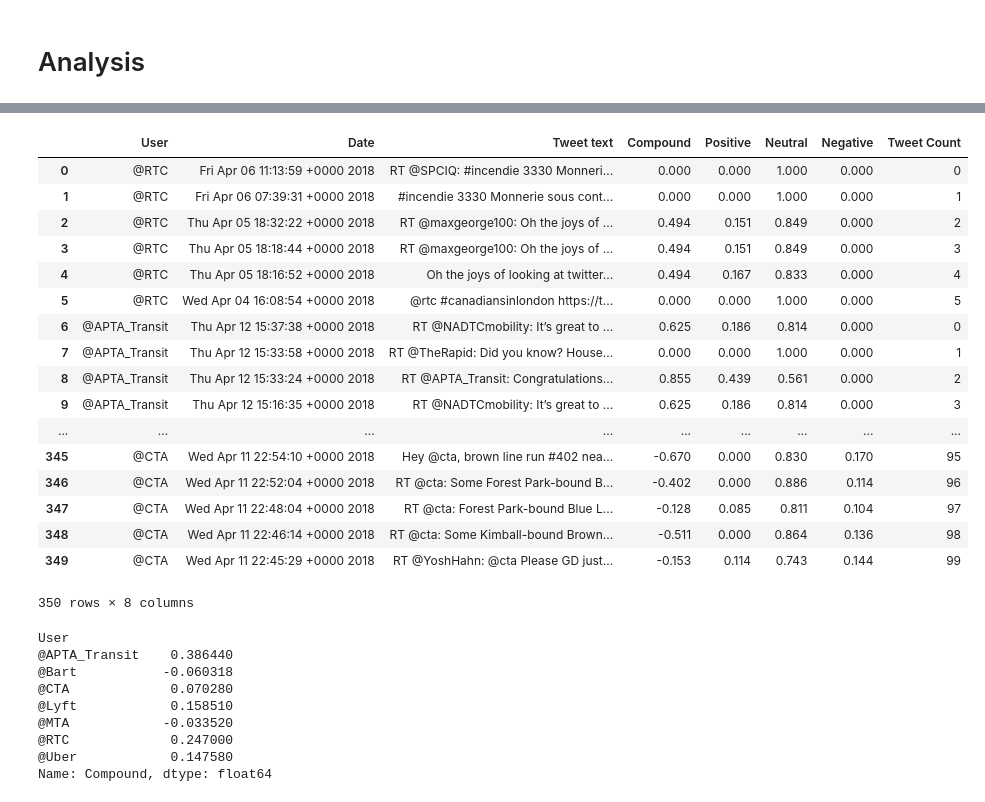
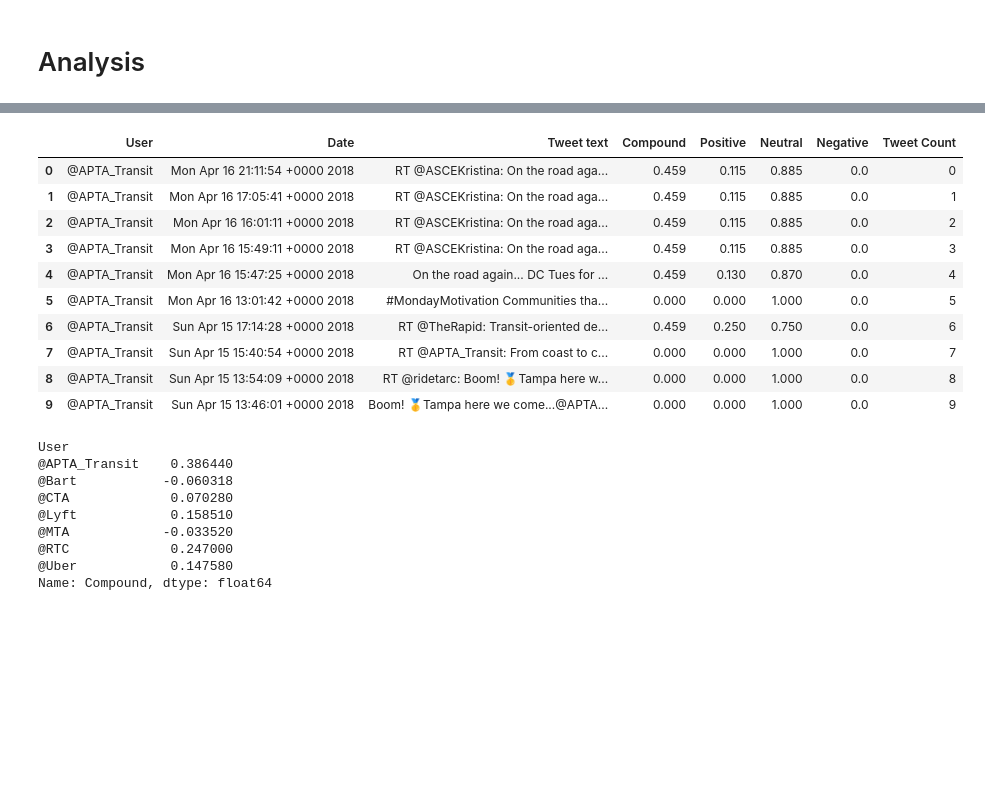
Before and after one commit to c42know/Group-5, a Jupyter notebook: Public Transportation Mood.ipynb, the cells around one changed output, grey strips where cells are left out. Drawn from its saved outputs; the diff is of its cells as text; code cells hidden in the pictures; blank space fills up the shorter version.

Commit message:
adding monday's changes

```diff
--- a/Public Transportation Mood.ipynb
+++ b/Public Transportation Mood.ipynb
@@ -170,24 +176,17 @@ news_sentiments_csv
 # %%
-news_sentiments_csv.head(500)
+news_sentiments_csv.head(10)
 # %% [output]
 |  | User | Date | Tweet text | Compound | Positive | Neutral | Negative | Tweet Count |
-| 0 | @RTC | Fri Apr 06 11:13:59 +0000 2018 | RT @SPCIQ: #incendie 3330 Monneri... | 0.000 | 0.000 | 1.000 | 0.000 | 0 |
-| 1 | @RTC | Fri Apr 06 07:39:31 +0000 2018 | #incendie 3330 Monnerie sous cont... | 0.000 | 0.000 | 1.000 | 0.000 | 1 |
-| 2 | @RTC | Thu Apr 05 18:32:22 +0000 2018 | RT @maxgeorge100: Oh the joys of ... | 0.494 | 0.151 | 0.849 | 0.000 | 2 |
-| 3 | @RTC | Thu Apr 05 18:18:44 +0000 2018 | RT @maxgeorge100: Oh the joys of ... | 0.494 | 0.151 | 0.849 | 0.000 | 3 |
-| 4 | @RTC | Thu Apr 05 18:16:52 +0000 2018 | Oh the joys of looking at twitter... | 0.494 | 0.167 | 0.833 | 0.000 | 4 |
-| 5 | @RTC | Wed Apr 04 16:08:54 +0000 2018 | @rtc #canadiansinlondon https://t... | 0.000 | 0.000 | 1.000 | 0.000 | 5 |
-| 6 | @APTA_Transit | Thu Apr 12 15:37:38 +0000 2018 | RT @NADTCmobility: It’s great to ... | 0.625 | 0.186 | 0.814 | 0.000 | 0 |
-| 7 | @APTA_Transit | Thu Apr 12 15:33:58 +0000 2018 | RT @TheRapid: Did you know? House... | 0.000 | 0.000 | 1.000 | 0.000 | 1 |
-| 8 | @APTA_Transit | Thu Apr 12 15:33:24 +0000 2018 | RT @APTA_Transit: Congratulations... | 0.855 | 0.439 | 0.561 | 0.000 | 2 |
-| 9 | @APTA_Transit | Thu Apr 12 15:16:35 +0000 2018 | RT @NADTCmobility: It’s great to ... | 0.625 | 0.186 | 0.814 | 0.000 | 3 |
-| ... | ... | ... | ... | ... | ... | ... | ... | ... |
-| 345 | @CTA | Wed Apr 11 22:54:10 +0000 2018 | Hey @cta, brown line run #402 nea... | -0.670 | 0.000 | 0.830 | 0.170 | 95 |
-| 346 | @CTA | Wed Apr 11 22:52:04 +0000 2018 | RT @cta: Some Forest Park-bound B... | -0.402 | 0.000 | 0.886 | 0.114 | 96 |
-| 347 | @CTA | Wed Apr 11 22:48:04 +0000 2018 | RT @cta: Forest Park-bound Blue L... | -0.128 | 0.085 | 0.811 | 0.104 | 97 |
-| 348 | @CTA | Wed Apr 11 22:46:14 +0000 2018 | RT @cta: Some Kimball-bound Brown... | -0.511 | 0.000 | 0.864 | 0.136 | 98 |
-| 349 | @CTA | Wed Apr 11 22:45:29 +0000 2018 | RT @YoshHahn: @cta Please GD just... | -0.153 | 0.114 | 0.743 | 0.144 | 99 |
+| 0 | @APTA_Transit | Mon Apr 16 21:11:54 +0000 2018 | RT @ASCEKristina: On the road aga... | 0.459 | 0.115 | 0.885 | 0.0 | 0 |
+| 1 | @APTA_Transit | Mon Apr 16 17:05:41 +0000 2018 | RT @ASCEKristina: On the road aga... | 0.459 | 0.115 | 0.885 | 0.0 | 1 |
+| 2 | @APTA_Transit | Mon Apr 16 16:01:11 +0000 2018 | RT @ASCEKristina: On the road aga... | 0.459 | 0.115 | 0.885 | 0.0 | 2 |
+| 3 | @APTA_Transit | Mon Apr 16 15:49:11 +0000 2018 | RT @ASCEKristina: On the road aga... | 0.459 | 0.115 | 0.885 | 0.0 | 3 |
+| 4 | @APTA_Transit | Mon Apr 16 15:47:25 +0000 2018 | On the road again... DC Tues for ... | 0.459 | 0.130 | 0.870 | 0.0 | 4 |
+| 5 | @APTA_Transit | Mon Apr 16 13:01:42 +0000 2018 | #MondayMotivation Communities tha... | 0.000 | 0.000 | 1.000 | 0.0 | 5 |
+| 6 | @APTA_Transit | Sun Apr 15 17:14:28 +0000 2018 | RT @TheRapid: Transit-oriented de... | 0.459 | 0.250 | 0.750 | 0.0 | 6 |
+| 7 | @APTA_Transit | Sun Apr 15 15:40:54 +0000 2018 | RT @APTA_Transit: From coast to c... | 0.000 | 0.000 | 1.000 | 0.0 | 7 |
+| 8 | @APTA_Transit | Sun Apr 15 13:54:09 +0000 2018 | RT @ridetarc: Boom! 🥇Tampa here w... | 0.000 | 0.000 | 1.000 | 0.0 | 8 |
+| 9 | @APTA_Transit | Sun Apr 15 13:46:01 +0000 2018 | Boom! 🥇Tampa here we come...@APTA... | 0.000 | 0.000 | 1.000 | 0.0 | 9 |
-350 rows × 8 columns
 # %%
 #Export DataFrame to csv
 news_sentiment_df.to_csv("News_Mood_Twitter.csv", index=False)
```
Also changed, not shown: parts of 5 cells of this notebook, 6 other files.
